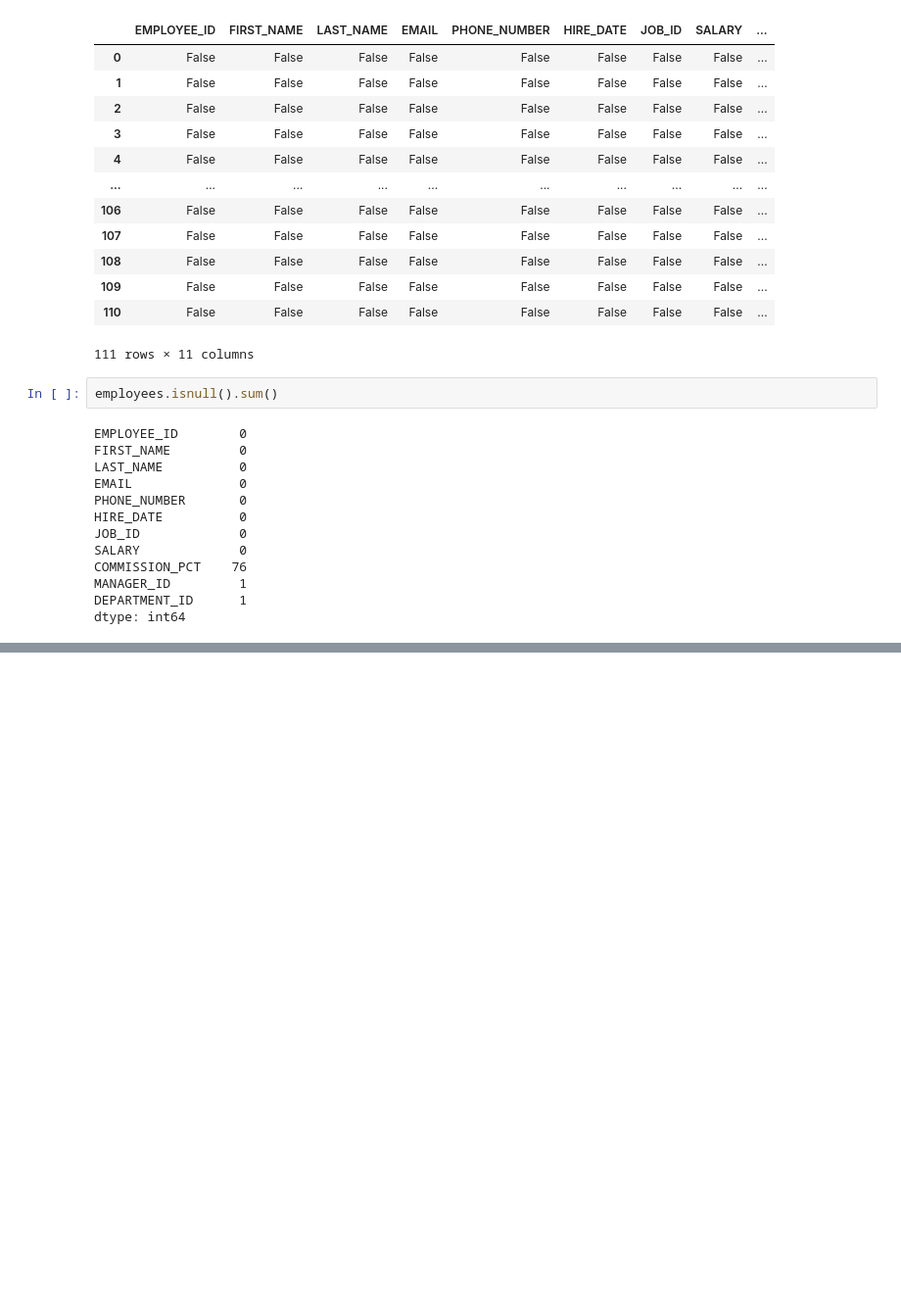
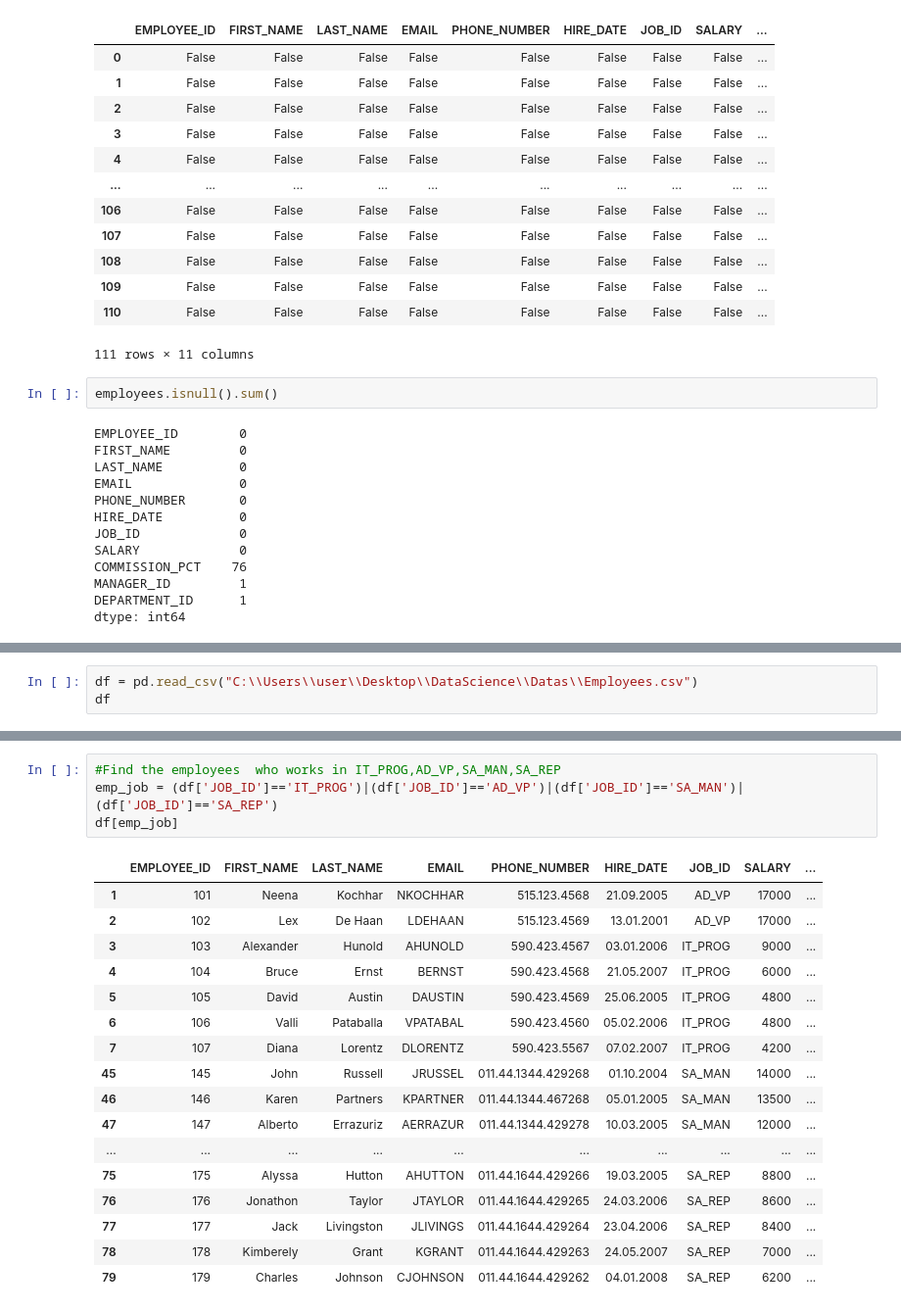
Before and after one commit to Sizan1113/DataScience, a Jupyter notebook: Pandas.ipynb, the cells around one changed output, grey strips where cells are left out. Shown at 98% size. Saved outputs shown, nothing was run; the diff lists cells and outputs as text; blank space fills up the shorter version.

```diff
--- a/Pandas.ipynb
+++ b/Pandas.ipynb
@@ -326,0 +371,3 @@ dtype('int64')
+# %%
+df = pd.read_csv("C:\\Users\\user\\Desktop\\DataScience\\Datas\\Employees.csv")
+df
@@ -326,0 +388,22 @@ dtype('int64')
+# %%
+#Find the employees  who works in IT_PROG,AD_VP,SA_MAN,SA_REP
+emp_job = (df['JOB_ID']=='IT_PROG')|(df['JOB_ID']=='AD_VP')|(df['JOB_ID']=='SA_MAN')|(df['JOB_ID']=='SA_REP')
+df[emp_job]
+# %% [output]
+|  | EMPLOYEE_ID | FIRST_NAME | LAST_NAME | EMAIL | PHONE_NUMBER | HIRE_DATE | JOB_ID | SALARY | ... |
+| 1 | 101 | Neena | Kochhar | NKOCHHAR | 515.123.4568 | 21.09.2005 | AD_VP | 17000 | ... |
+| 2 | 102 | Lex | De Haan | LDEHAAN | 515.123.4569 | 13.01.2001 | AD_VP | 17000 | ... |
+| 3 | 103 | Alexander | Hunold | AHUNOLD | 590.423.4567 | 03.01.2006 | IT_PROG | 9000 | ... |
+| 4 | 104 | Bruce | Ernst | BERNST | 590.423.4568 | 21.05.2007 | IT_PROG | 6000 | ... |
+| 5 | 105 | David | Austin | DAUSTIN | 590.423.4569 | 25.06.2005 | IT_PROG | 4800 | ... |
+| 6 | 106 | Valli | Pataballa | VPATABAL | 590.423.4560 | 05.02.2006 | IT_PROG | 4800 | ... |
+| 7 | 107 | Diana | Lorentz | DLORENTZ | 590.423.5567 | 07.02.2007 | IT_PROG | 4200 | ... |
+| 45 | 145 | John | Russell | JRUSSEL | 011.44.1344.429268 | 01.10.2004 | SA_MAN | 14000 | ... |
+| 46 | 146 | Karen | Partners | KPARTNER | 011.44.1344.467268 | 05.01.2005 | SA_MAN | 13500 | ... |
+| 47 | 147 | Alberto | Errazuriz | AERRAZUR | 011.44.1344.429278 | 10.03.2005 | SA_MAN | 12000 | ... |
+| ... | ... | ... | ... | ... | ... | ... | ... | ... | ... |
+| 75 | 175 | Alyssa | Hutton | AHUTTON | 011.44.1644.429266 | 19.03.2005 | SA_REP | 8800 | ... |
+| 76 | 176 | Jonathon | Taylor | JTAYLOR | 011.44.1644.429265 | 24.03.2006 | SA_REP | 8600 | ... |
+| 77 | 177 | Jack | Livingston | JLIVINGS | 011.44.1644.429264 | 23.04.2006 | SA_REP | 8400 | ... |
+| 78 | 178 | Kimberely | Grant | KGRANT | 011.44.1644.429263 | 24.05.2007 | SA_REP | 7000 | ... |
+| 79 | 179 | Charles | Johnson | CJOHNSON | 011.44.1644.429262 | 04.01.2008 | SA_REP | 6200 | ... |
```
Also changed, not shown: parts of 11 cells of this notebook, 2 other files.
